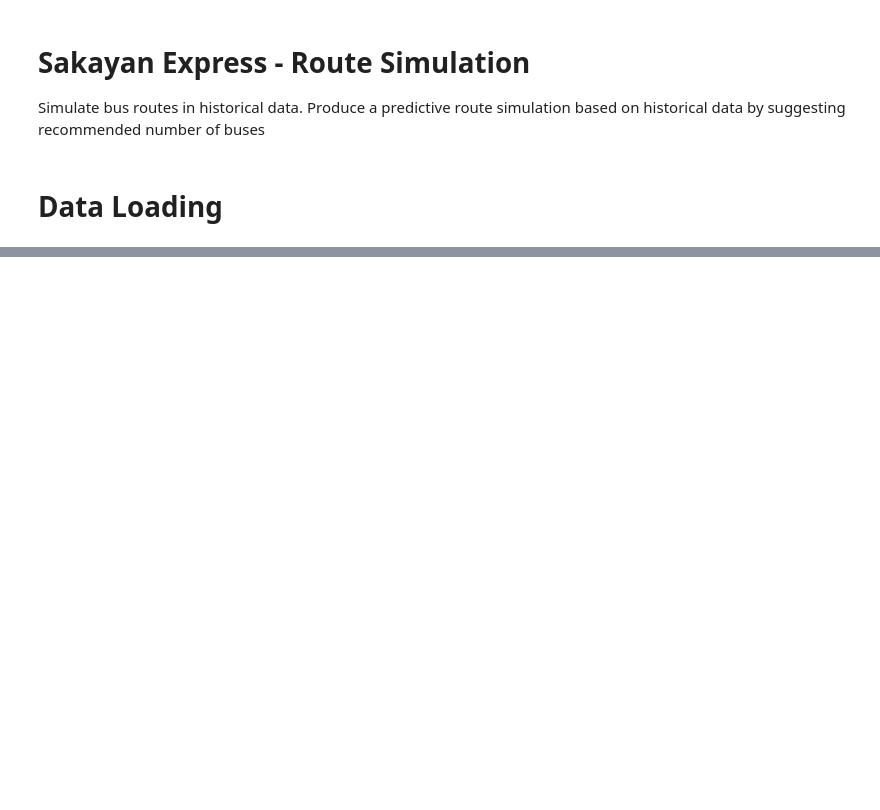
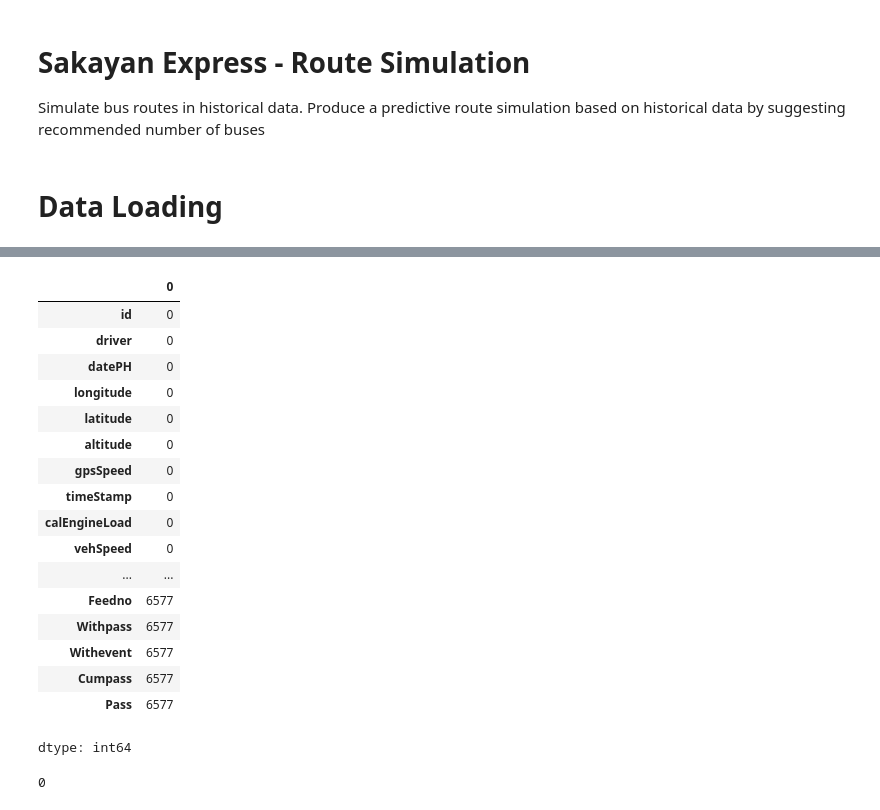
Before and after one commit to machiwao/pjdsc-optima-prime-sakayan-express, a Jupyter notebook: SakayanExpress_RouteSimulation.ipynb, the cells around one changed output, grey strips where cells are left out. Saved outputs shown, nothing was run; the diff lists cells and outputs as text; code cells hidden in the pictures; blank space fills up the shorter version.

```diff
--- a/SakayanExpress_RouteSimulation.ipynb
+++ b/SakayanExpress_RouteSimulation.ipynb
@@ -52,0 +103,25 @@ Delos_Reyes_0728_url = "https://raw.githubusercontent.com/machiwao/pjdsc-optima-
+# %%
+df.isna().sum()
+# %% [output]
+|  | 0 |
+| id | 0 |
+| driver | 0 |
+| datePH | 0 |
+| longitude | 0 |
+| latitude | 0 |
+| altitude | 0 |
+| gpsSpeed | 0 |
+| timeStamp | 0 |
+| calEngineLoad | 0 |
+| vehSpeed | 0 |
+| ... | ... |
+| Feedno | 6577 |
+| Withpass | 6577 |
+| Withevent | 6577 |
+| Cumpass | 6577 |
+| Pass | 6577 |
+dtype: int64
+# %%
+df.duplicated().sum()
+# %% [output]
+0
```
Also changed, not shown: parts of 4 cells of this notebook.
